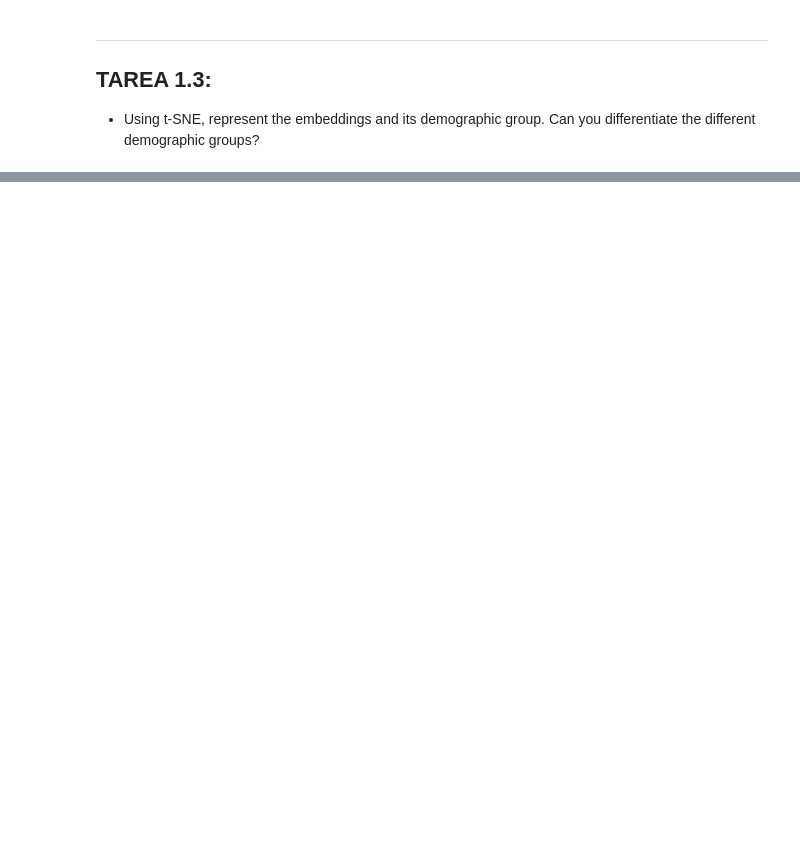
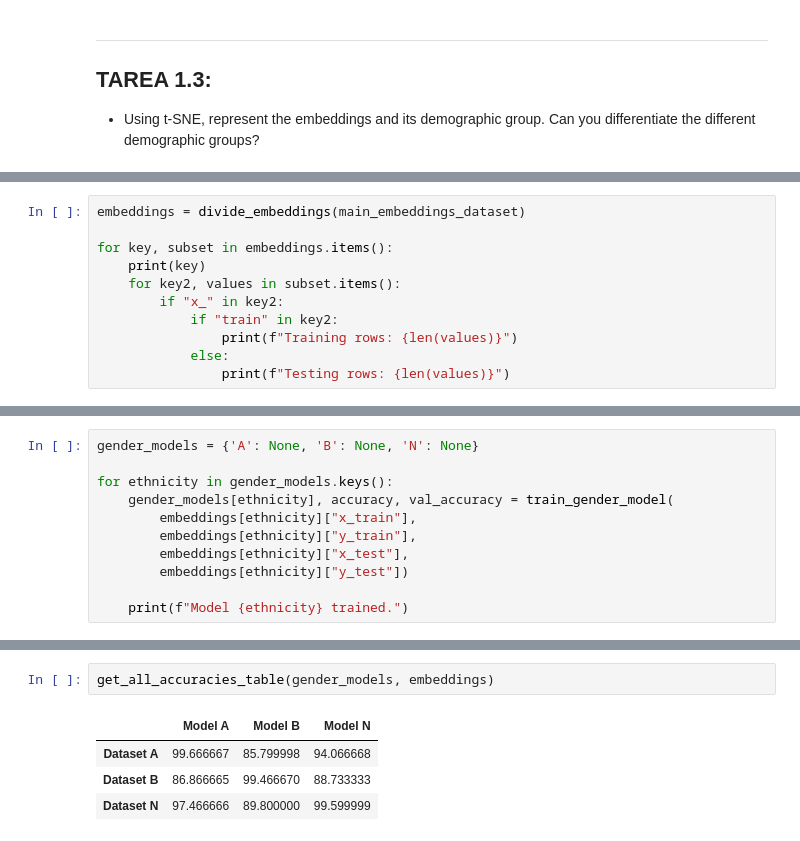
Before and after one commit to Arkh3/master-biometrica, a Jupyter notebook: src/hajar_face_recognition.ipynb, the cells around one changed output, grey strips where cells are left out. Drawn from its saved outputs; the diff is of its cells as text; blank space fills up the shorter version.

```diff
--- a/src/hajar_face_recognition.ipynb
+++ b/src/hajar_face_recognition.ipynb
@@ -199,0 +110,11 @@ print("Baseline: %.2f%% (%.2f%%)" % (results.mean()*100, results.std()*100))
+# %%
+embeddings = divide_embeddings(main_embeddings_dataset)
+
+for key, subset in embeddings.items():
+    print(key)
+    for key2, values in subset.items():
+        if "x_" in key2:
+            if "train" in key2:
+                print(f"Training rows: {len(values)}")
+            else:
+                print(f"Testing rows: {len(values)}")
@@ -199,0 +131,11 @@ print("Baseline: %.2f%% (%.2f%%)" % (results.mean()*100, results.std()*100))
+# %%
+gender_models = {'A': None, 'B': None, 'N': None}
+
+for ethnicity in gender_models.keys():
+    gender_models[ethnicity], accuracy, val_accuracy = train_gender_model(
+        embeddings[ethnicity]["x_train"],
+        embeddings[ethnicity]["y_train"],
+        embeddings[ethnicity]["x_test"],
+        embeddings[ethnicity]["y_test"])
+
+    print(f"Model {ethnicity} trained.")
@@ -199,0 +152,7 @@ print("Baseline: %.2f%% (%.2f%%)" % (results.mean()*100, results.std()*100))
+# %%
+get_all_accuracies_table(gender_models, embeddings)
+# %% [output]
+|  | Model A | Model B | Model N |
+| Dataset A | 99.666667 | 85.799998 | 94.066668 |
+| Dataset B | 86.866665 | 99.466670 | 88.733333 |
+| Dataset N | 97.466666 | 89.800000 | 99.599999 |
```
Also changed, not shown: parts of 26 cells of this notebook, 3 other files.
